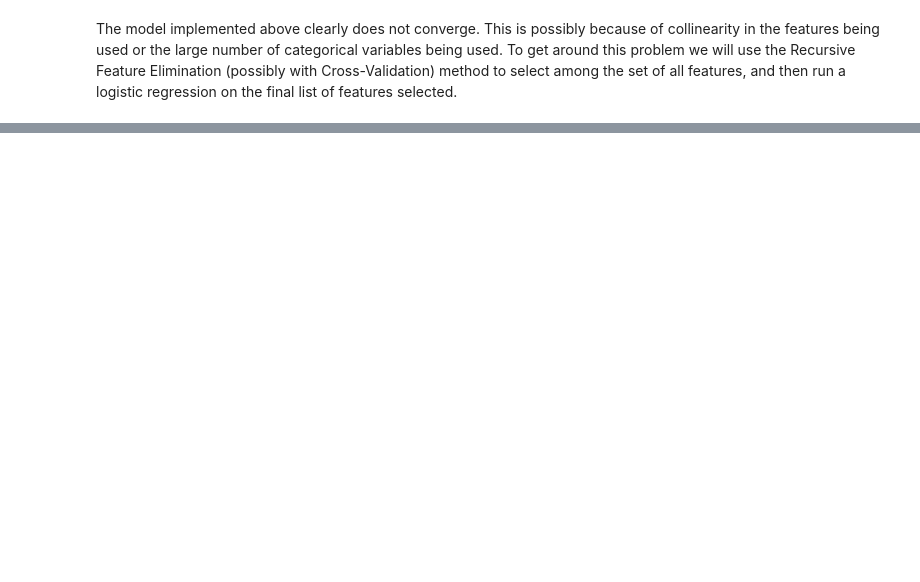
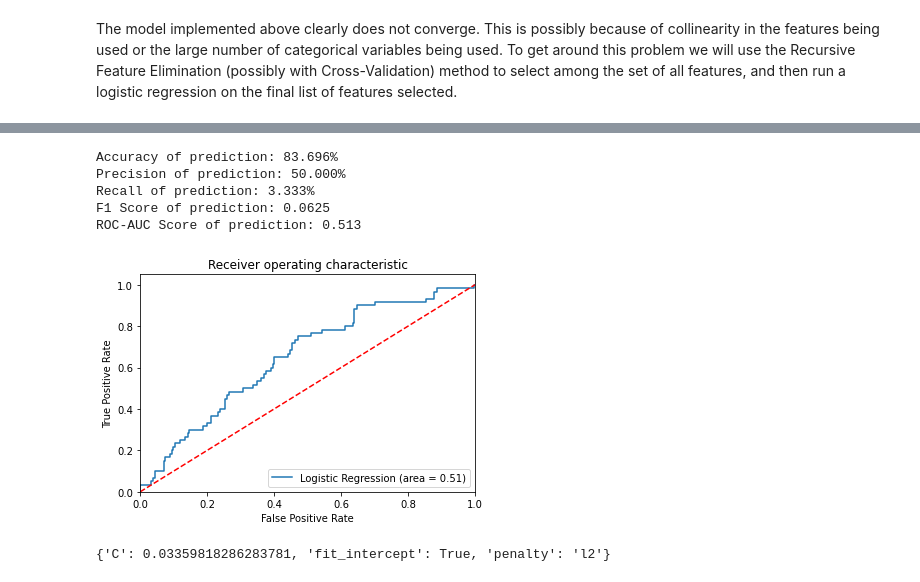
Before and after one commit to SouravSinhas/Employee-Turnover-Prediction, a Jupyter notebook: notebooks/Employee_Churn_Prediction_IBM_LogisticRegressionClassifier.ipynb, the cells around one changed output, grey strips where cells are left out. Drawn from its saved outputs; the diff is of its cells as text; code cells hidden in the pictures; blank space fills up the shorter version.

```diff
--- a/notebooks/Employee_Churn_Prediction_IBM_LogisticRegressionClassifier.ipynb
+++ b/notebooks/Employee_Churn_Prediction_IBM_LogisticRegressionClassifier.ipynb
@@ -344,0 +427,32 @@ plt.show()
+# %%
+## Now implement a logistic regression classifier for the whole dataset
+
+logreg = LogisticRegression().fit(Xtrain, Ytrain)
+Ypred = logreg.predict(Xtest)
+
+print('Accuracy of prediction: {:2.3%}'.format(accuracy_score(Ytest, Ypred)))
+print('Precision of prediction: {:2.3%}'.format(precision_score(Ytest, Ypred)))
+print('Recall of prediction: {:2.3%}'.format(recall_score(Ytest, Ypred)))
+print('F1 Score of prediction: {:1.3}'.format(f1_score(Ytest, Ypred)))
+print('ROC-AUC Score of prediction: {:1.3}'.format(roc_auc_score(Ytest, Ypred)))
+
+# Now plot the roc_auc_curve
+fpr, tpr, threshold = roc_curve(Ytest, logreg.predict_proba(Xtest)[:,1])
+
+plt.figure()
+plt.plot(fpr, tpr, label = 'Logistic Regression (area = %0.2f)' % roc_auc_score(Ytest, Ypred))
+plt.plot([0, 1], [0, 1], 'r--')
+plt.xlim([0.0, 1.0])
+plt.ylim([0.0, 1.05])
+plt.xlabel('False Positive Rate')
+plt.ylabel('True Positive Rate')
+plt.title('Receiver operating characteristic')
+plt.legend(loc="lower right")
+plt.show()
+# %% [output]
+Accuracy of prediction: 83.696%
+Precision of prediction: 50.000%
+Recall of prediction: 3.333%
+F1 Score of prediction: 0.0625
+ROC-AUC Score of prediction: 0.513
+[figure, added]
@@ -344,0 +474,6 @@ plt.show()
+# %%
+## Show the characteristics of the best model
+
+print(best_model.best_params_)
+# %% [output]
+{'C': 0.03359818286283781, 'fit_intercept': True, 'penalty': 'l2'}
```
Also changed, not shown: parts of 23 cells of this notebook.
